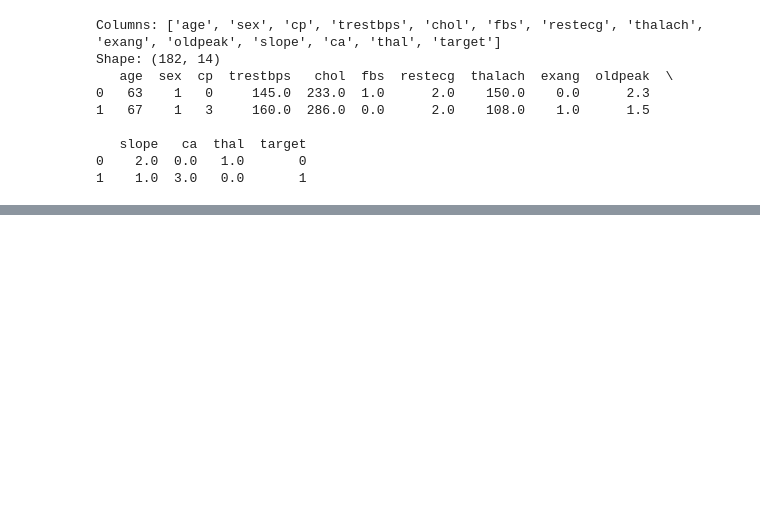
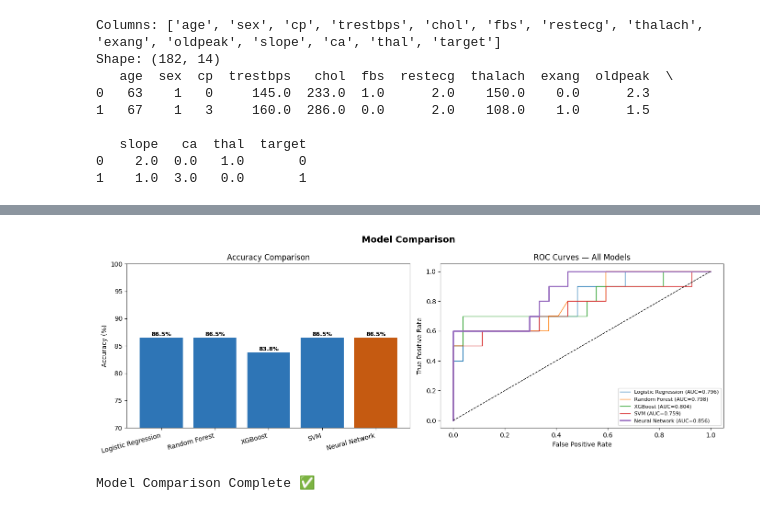
Before and after one commit to sakshidhaker/HeartDiseasePrediction, a Jupyter notebook: heartdiseaseprediction.ipynb, the cells around one changed output, grey strips where cells are left out. Cells and saved outputs as stored; diff of their text form; code cells hidden in the pictures; blank space fills up the shorter version.

Commit message:
Upgraded - Multi-model + SHAP XAI complete

```diff
--- a/heartdiseaseprediction.ipynb
+++ b/heartdiseaseprediction.ipynb
@@ -235,27 +219,15 @@ Correlation Heatmap Complete ✅
 X = df.drop('target', axis=1)
 y = df['target']
 
-print("Features shape:", X.shape)
-print("Target shape  :", y.shape)
-print("\nFeatures:", X.columns.tolist())
-print("\nTarget Distribution:")
-print(y.value_counts())
-
-# Train Test Split — 80% train, 20% test
 X_train, X_test, y_train, y_test = train_test_split(
-    X, y,
-    test_size=0.2,
-    random_state=42,
-    stratify=y   # balanced split
+    X, y, test_size=0.2, random_state=42, stratify=y
 )
 
-print(f"\nTraining samples : {X_train.shape[0]}")
-print(f"Testing samples  : {X_test.shape[0]}")
-
-# Scaling
 scaler = StandardScaler()
 X_train_scaled = scaler.fit_transform(X_train)
 X_test_scaled  = scaler.transform(X_test)
 
-print("\nData Preparation Complete ✅")
+print(f"Training samples : {X_train.shape[0]}")
+print(f"Testing samples  : {X_test.shape[0]}")
+print("Data Prepared ✅")
 # %% [output]
@@ -384,0 +297,44 @@ Evaluation Complete ✅
+# %%
+# =====================================================
+# MODEL COMPARISON PLOT
+# =====================================================
+
+model_names = list(results.keys())
+accuracies  = [results[m]['accuracy']*100 for m in model_names]
+aucs        = [results[m]['roc_auc'] for m in model_names]
+
+fig, axes = plt.subplots(1, 2, figsize=(14, 5))
+fig.suptitle('Model Comparison', fontsize=14, fontweight='bold')
+
+# Accuracy comparison
+colors = ['#C55A11' if m == best_name else '#2E75B6'
+          for m in model_names]
+bars = axes[0].bar(model_names, accuracies, color=colors)
+axes[0].set_title('Accuracy Comparison')
+axes[0].set_ylabel('Accuracy (%)')
+axes[0].set_ylim(70, 100)
+axes[0].set_xticklabels(model_names, rotation=15, ha='right')
+for bar, val in zip(bars, accuracies):
+    axes[0].text(bar.get_x() + bar.get_width()/2,
+                 val + 0.3, f'{val:.1f}%',
+                 ha='center', fontsize=9, fontweight='bold')
+
+# ROC Curves
+for name in model_names:
+    fpr, tpr, _ = roc_curve(y_test, results[name]['y_prob'])
+    axes[1].plot(fpr, tpr,
+                 label=f"{name} (AUC={results[name]['roc_auc']:.3f})",
+                 linewidth=2 if name == best_name else 1)
+axes[1].plot([0,1],[0,1],'k--', linewidth=1)
+axes[1].set_title('ROC Curves — All Models')
+axes[1].set_xlabel('False Positive Rate')
+axes[1].set_ylabel('True Positive Rate')
+axes[1].legend(fontsize=8, loc='lower right')
+
+plt.tight_layout()
+plt.savefig('model_comparison.png', dpi=150, bbox_inches='tight')
+plt.show()
+print("Model Comparison Complete ✅")
+# %% [output]
+[figure, added]
+Model Comparison Complete ✅
```
Also changed, not shown: parts of 11 cells of this notebook, 1 other file.
